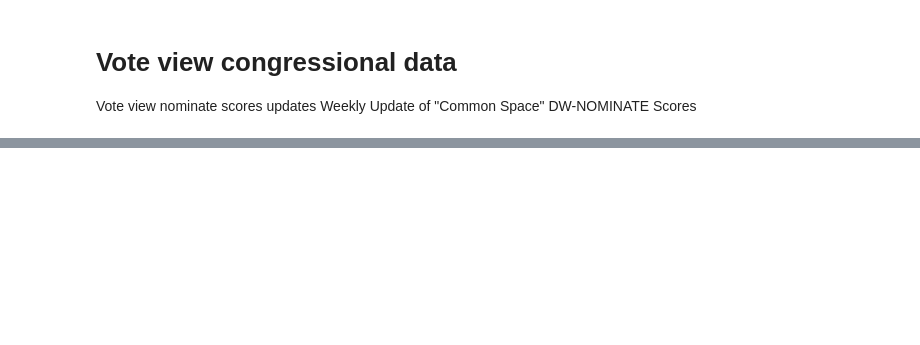
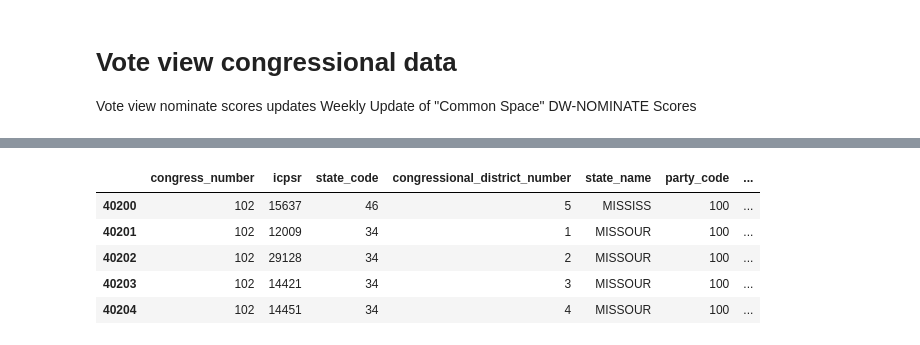
Before and after one commit to caromedellin/Python-notes, a Jupyter notebook: exploratory-data-analysis/Nominate scores.ipynb, the cells around one changed output, grey strips where cells are left out. Saved outputs shown, nothing was run; the diff lists cells and outputs as text; code cells hidden in the pictures; blank space fills up the shorter version.

```diff
--- a/exploratory-data-analysis/Nominate scores.ipynb
+++ b/exploratory-data-analysis/Nominate scores.ipynb
@@ -26,7 +26,7 @@ def data_clean(data):
             line[2][:-1]
             line.insert( 3, line[2][2:])
             line[2] = line[2][:-1]
-        if line[4] =="NEW" or line[4]=="WEST" or line[4] =="RHODE" or line[4]=="SOUTH":
+        if line[4] =="NEW" or line[4]=="WEST" or line[4] =="RHODE" or line[4]=="SOUTH" or line[4]=="NORTH":
             line[4] = line[4] + ' '+line[5]
             line.pop(5)
         if len(line[7])<3:
@@ -77,0 +57,9 @@ nominate_scores[40230:]
+# %%
+nominate_scores[40200:].head()
+# %% [output]
+|  | congress_number | icpsr | state_code | congressional_district_number | state_name | party_code | ... |
+| 40200 | 102 | 15637 | 46 | 5 | MISSISS | 100 | ... |
+| 40201 | 102 | 12009 | 34 | 1 | MISSOUR | 100 | ... |
+| 40202 | 102 | 29128 | 34 | 2 | MISSOUR | 100 | ... |
+| 40203 | 102 | 14421 | 34 | 3 | MISSOUR | 100 | ... |
+| 40204 | 102 | 14451 | 34 | 4 | MISSOUR | 100 | ... |
```
Also changed, not shown: parts of 4 cells of this notebook, 1 other file.
